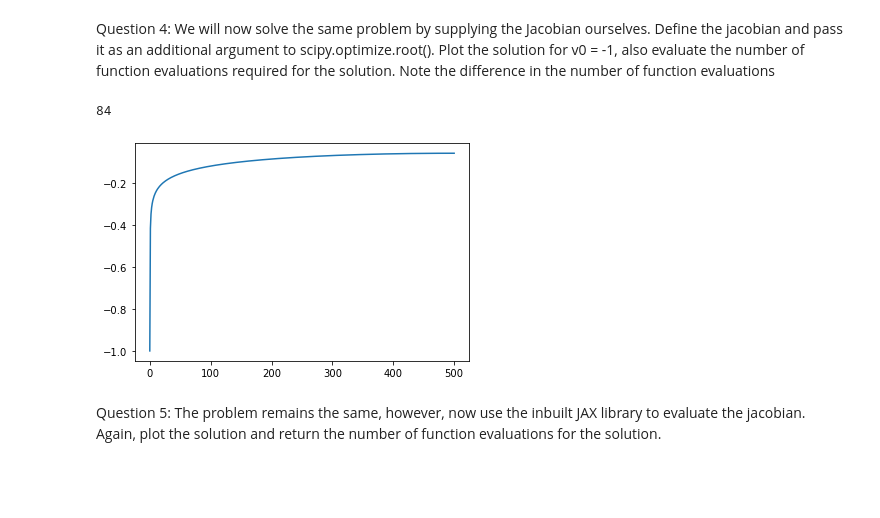
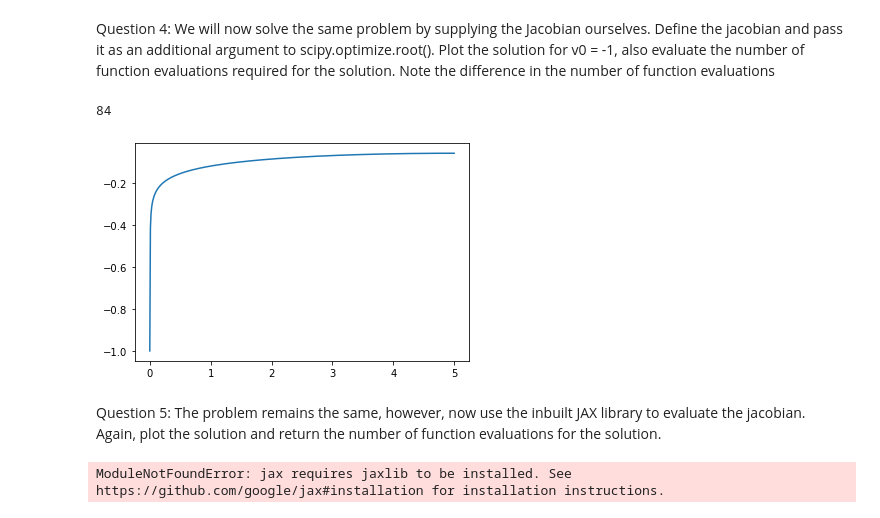
Before and after one commit to gawdot/NP22_Bharade, a Jupyter notebook: Assignment - PB system.ipynb, the cells around one changed output. Drawn from its saved outputs; the diff is of its cells as text; code cells hidden in the pictures; blank space fills up the shorter version.

```diff
--- a/Assignment - PB system.ipynb
+++ b/Assignment - PB system.ipynb
@@ -330,10 +330,12 @@ Question 4: We will now solve the same problem by supplying the Jacobian ourselv
 # %%
 # from jax import jacfwd
 
-size = 500
+xmax = 5
+size = xmax*100 #mesh width is 1/size. Size variable indicates the size of the matrix
+
 def poisson1Dmatrix():
 
-    n = size
+    n = xmax*100
     e = np.ones((n+1))
     a = np.zeros((n+1,n+1))
 
@@ -352,44 +354,106 @@ def poisson1Dmatrix():
 
 def nonlinearterm():
 
-    h = 1/size
+    h = xmax/size
     temp = np.zeros((size+1,size+1))
 
     for i in range(1,len(temp)-1):
         temp[i][i] = 1
 
     return temp
 
 def solvenonlinear(v0):
 
   p1d = poisson1Dmatrix()
   nlt = nonlinearterm()
   temp = np.zeros(size+1)
   v0 = v0/0.025875
   temp[0] = v0
 
   temp2 = np.identity(size+1)
 
   temp2[0][0] = temp2[-1][-1] = 0
 
   fn = lambda v: np.matmul(p1d,v) + np.matmul(nlt,np.sinh(v)) + temp
 
   j = lambda v: p1d + np.multiply(np.diag(np.cosh(v)),temp2)
 
-  x = np.linspace(0,5,size+1)
+
+  x = np.linspace(0,xmax,size+1)
   initguess = np.ones(size+1)*v0
 
   sol2 = scipy.optimize.root(fn,initguess,jac = j)
 
   print(sol2.nfev)
-  plt.plot(sol2.x*0.025875)
+  plt.plot(x,sol2.x*0.025875)
   plt.show()
 
 solvenonlinear(-1)
 # %% [output]
 84
-[figure, old version]
+[figure, new version]
 # %% [markdown]
 Question 5: The problem remains the same, however, now use the inbuilt JAX library to evaluate the jacobian. Again, plot the solution and return the number of function evaluations for the solution.
 # %%
-# Still to be done
+from jax import jacfwd
+import jax
+import jax.numpy as jnp
+xmax = 5
+size = xmax*100 #mesh width is 1/size. Size variable indicates the size of the matrix
+
+def poisson1Dmatrix():
+
+    n = xmax*100
+    e = np.ones((n+1))
+    a = np.zeros((n+1,n+1))
+
+    a[0:n,1:n+1] = a[0:n,1:n+1] - np.diag(e[0:-1],k=0)
+    a[1:n+1,0:n] = a[1:n+1,0:n] - np.diag(e[0:-1],k=0)
+
+    a = a + 2*np.diag(e)
+    a = n*n*a
+
+    a[0,0] = -1
+    a[0,1] = 0
+    a[-1,-1] = 1
+    a[-1,-2] = -1
+    # print(a)
+    return a
+
+def nonlinearterm():
+
+    h = xmax/size
+    temp = np.zeros((size+1,size+1))
+
+    for i in range(1,len(temp)-1):
+        temp[i][i] = 1
+
+    return temp
+
+def solvenonlinear(v0):
+
+  p1d = poisson1Dmatrix()
+  nlt = nonlinearterm()
+  temp = np.zeros(size+1)
+  v0 = v0/0.025875
+  temp[0] = v0
+
+  temp2 = np.identity(size+1)
+
+  temp2[0][0] = temp2[-1][-1] = 0
+
+  fn = lambda v: jnp.matmul(p1d,v) + jnp.matmul(nlt,jnp.sinh(v)) + temp
+  j = jax.jacfwd(fn)
+
+  x = np.linspace(0,xmax,size+1)
+  initguess = np.ones(size+1)*v0
+
+  sol2 = scipy.optimize.root(fn,initguess,jac = j)
+
+  print(sol2.nfev)
+  plt.plot(x,sol2.x*0.025875)
+  plt.show()
+
+solvenonlinear(-1)
+# %% [output]
+ModuleNotFoundError: jax requires jaxlib to be installed. See https://github.com/google/jax#installation for installation instructions.
```
Also changed, not shown: parts of 1 cell of this notebook.
